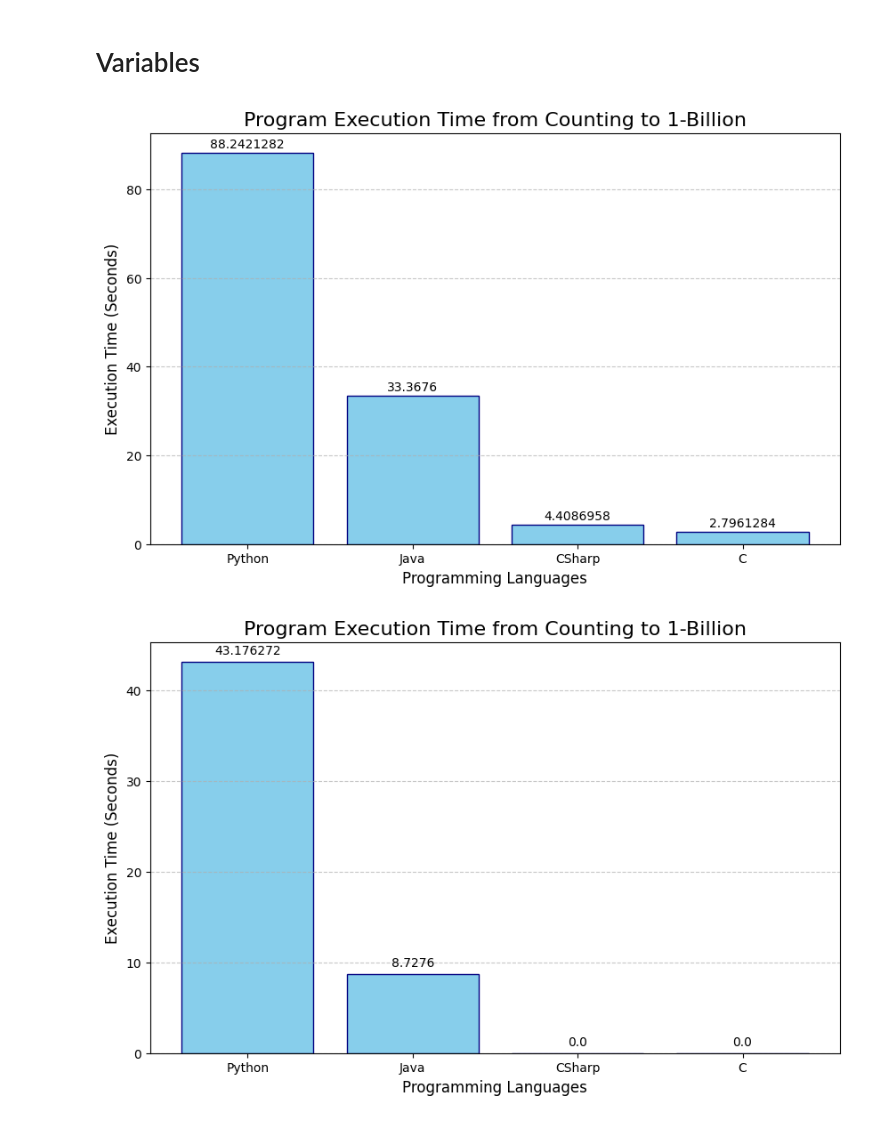
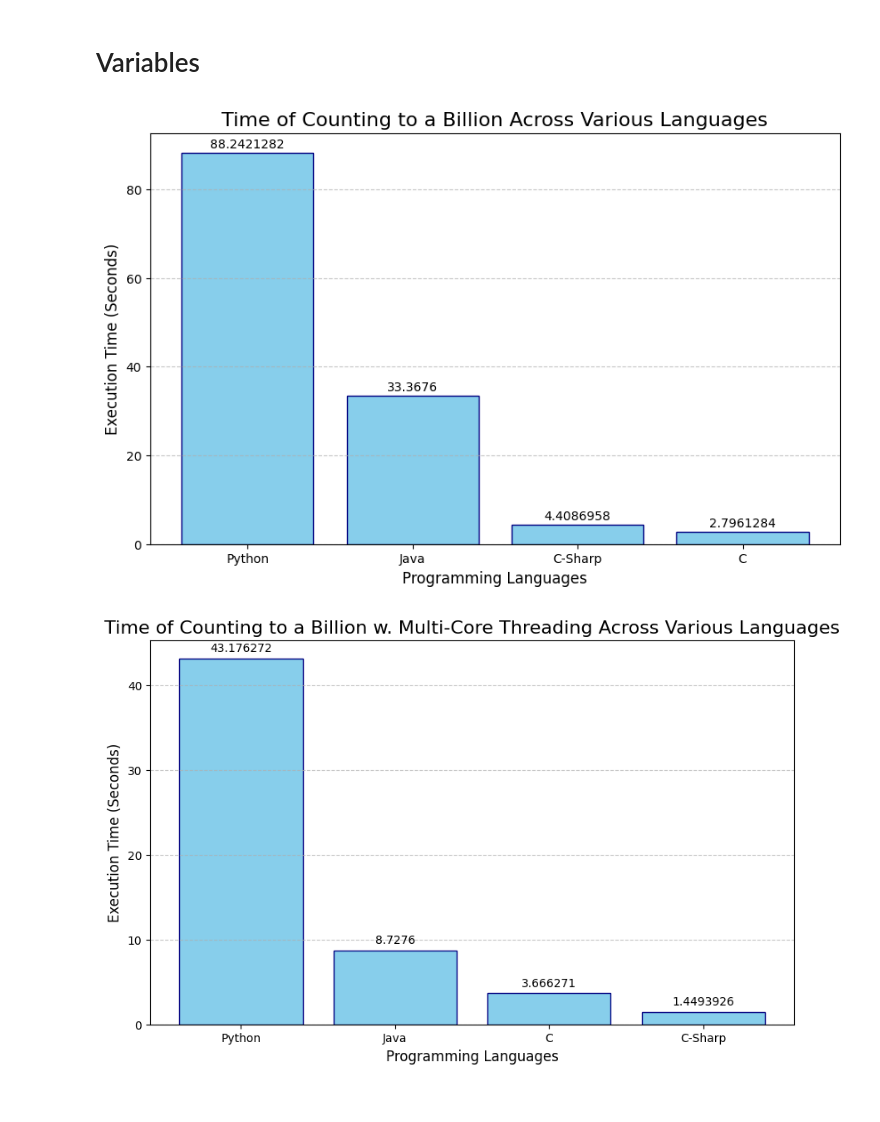
Before and after one commit to X1las/AsSynergy, a Jupyter notebook: graphs/graphics.ipynb, the cells around one changed output. Saved outputs shown, nothing was run; the diff lists cells and outputs as text; code cells hidden in the pictures.

Commit message:
updated c# threading, execution snippets, graphs and report

```diff
--- a/graphs/graphics.ipynb
+++ b/graphs/graphics.ipynb
@@ -7,7 +7,7 @@ import matplotlib.pyplot as plt
 # %%
 # Sample data used from notes/sync_time_records.md
 numbers = [88.2421282, 33.3676, 4.4086958, 2.7961284]
-labels = ["Python","Java","CSharp","C"]
+labels = ["Python","Java","C-Sharp","C"]
 
 # Create a figure and axis
 plt.figure(figsize=(10, 6))
@@ -16,7 +16,7 @@ plt.figure(figsize=(10, 6))
 bars = plt.bar(labels, numbers, color='skyblue', edgecolor='navy')
 
 # Add a title and labels
-plt.title('Program Execution Time from Counting to 1-Billion', fontsize=16)
+plt.title('Time of Counting to a Billion Across Various Languages', fontsize=16)
 plt.xlabel('Programming Languages', fontsize=12)
 plt.ylabel('Execution Time (Seconds)', fontsize=12)
 
@@ -32,33 +32,33 @@ plt.grid(axis='y', linestyle='--', alpha=0.7)
 # Display the plot
 plt.show()
 # %% [output]
-[figure, old version]
+[figure, new version]
 # %%
 # Sample data used from async_result/async_time_records.md
-numbers = [43.176272, 8.7276, 0, 0]
-labels = ["Python","Java","CSharp","C"]
+numbers = [43.176272, 8.7276, 3.666271, 1.4493926]
+labels = ["Python","Java","C","C-Sharp"]
 
 # Create a figure and axis
 plt.figure(figsize=(10, 6))
 
 # Create bar plot
 bars = plt.bar(labels, numbers, color='skyblue', edgecolor='navy')
 
 # Add a title and labels
-plt.title('Program Execution Time from Counting to 1-Billion', fontsize=16)
+plt.title('Time of Counting to a Billion w. Multi-Core Threading Across Various Languages', fontsize=16)
 plt.xlabel('Programming Languages', fontsize=12)
 plt.ylabel('Execution Time (Seconds)', fontsize=12)
 
 # Add value labels on top of each bar
 for bar in bars:
     height = bar.get_height()
     plt.text(bar.get_x() + bar.get_width()/2., height + 0.5,
              f'{height}', ha='center', va='bottom')
 
 # Add grid for better readability
 plt.grid(axis='y', linestyle='--', alpha=0.7)
 
 # Display the plot
 plt.show()
 # %% [output]
-[figure, old version]
+[figure, new version]
```
Also changed, not shown: 33 other files.
